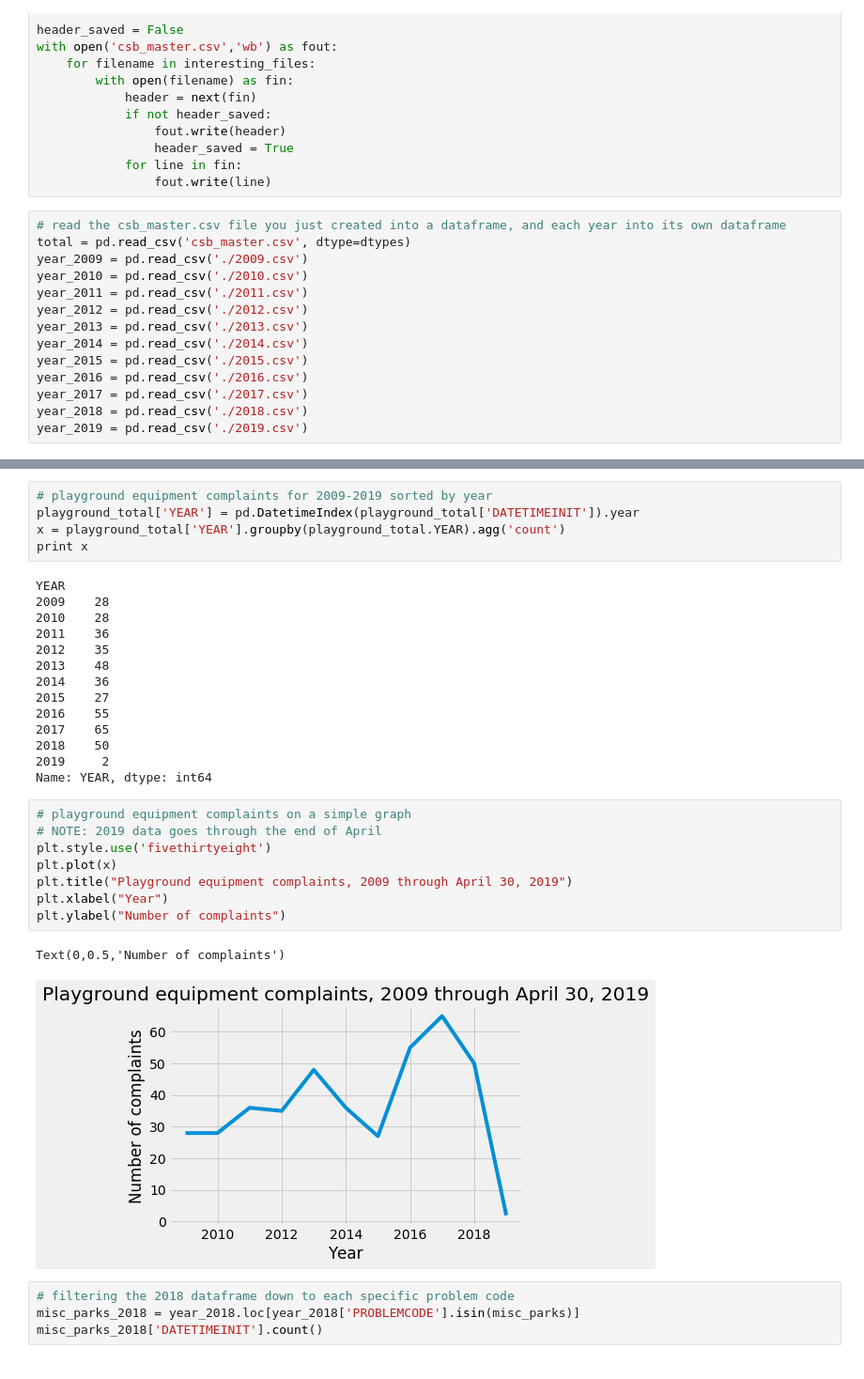
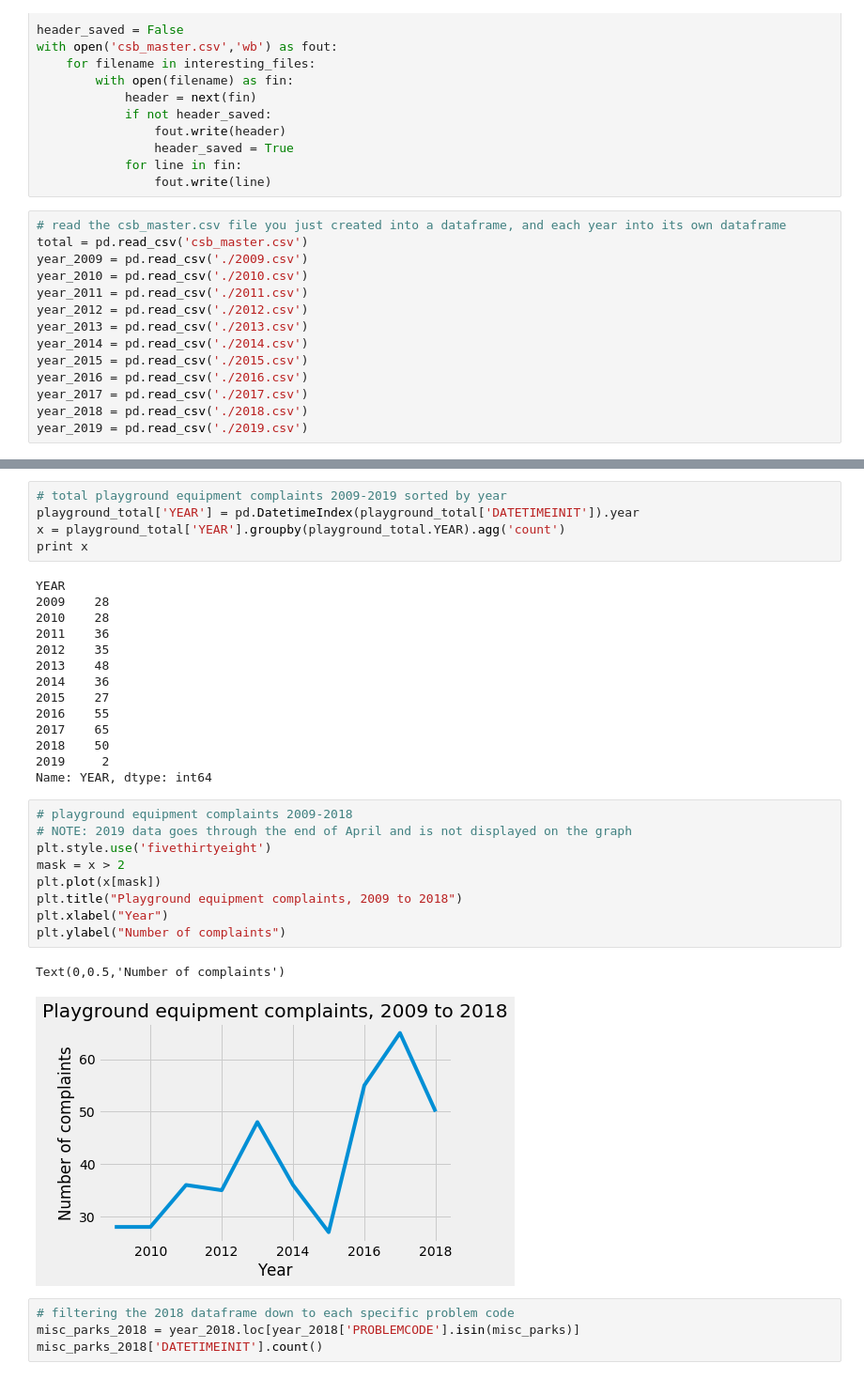
Before and after one commit to PostDispatchInteractive/parks, a Jupyter notebook: parks.ipynb, the cells around one changed output, grey strips where cells are left out. Shown: that part at 94% size. Drawn from its saved outputs; the diff is of its cells as text.

```diff
--- a/parks.ipynb
+++ b/parks.ipynb
@@ -26,7 +26,7 @@ with open('csb_master.csv','wb') as fout:
                 fout.write(line)
 # %%
 # read the csb_master.csv file you just created into a dataframe, and each year into its own dataframe
-total = pd.read_csv('csb_master.csv', dtype=dtypes)
+total = pd.read_csv('csb_master.csv')
 year_2009 = pd.read_csv('./2009.csv')
 year_2010 = pd.read_csv('./2010.csv')
 year_2011 = pd.read_csv('./2011.csv')
@@ -76,7 +76,7 @@ playground_total['DATETIMEINIT'].count()
 # %% [output]
 410
 # %%
-# playground equipment complaints for 2009-2019 sorted by year
+# total playground equipment complaints 2009-2019 sorted by year
 playground_total['YEAR'] = pd.DatetimeIndex(playground_total['DATETIMEINIT']).year
 x = playground_total['YEAR'].groupby(playground_total.YEAR).agg('count')
 print x
@@ -95,16 +95,17 @@ YEAR
 2019     2
 Name: YEAR, dtype: int64
 # %%
-# playground equipment complaints on a simple graph
-# NOTE: 2019 data goes through the end of April
+# playground equipment complaints 2009-2018
+# NOTE: 2019 data goes through the end of April and is not displayed on the graph
 plt.style.use('fivethirtyeight')
-plt.plot(x)
-plt.title("Playground equipment complaints, 2009 through April 30, 2019")
+mask = x > 2
+plt.plot(x[mask])
+plt.title("Playground equipment complaints, 2009 to 2018")
 plt.xlabel("Year")
 plt.ylabel("Number of complaints")
 # %% [output]
 Text(0,0.5,'Number of complaints')
-[figure, old version]
+[figure, new version]
 # %%
 # filtering the 2018 dataframe down to each specific problem code
 misc_parks_2018 = year_2018.loc[year_2018['PROBLEMCODE'].isin(misc_parks)]
```
Also changed, not shown: parts of 5 cells of this notebook.
